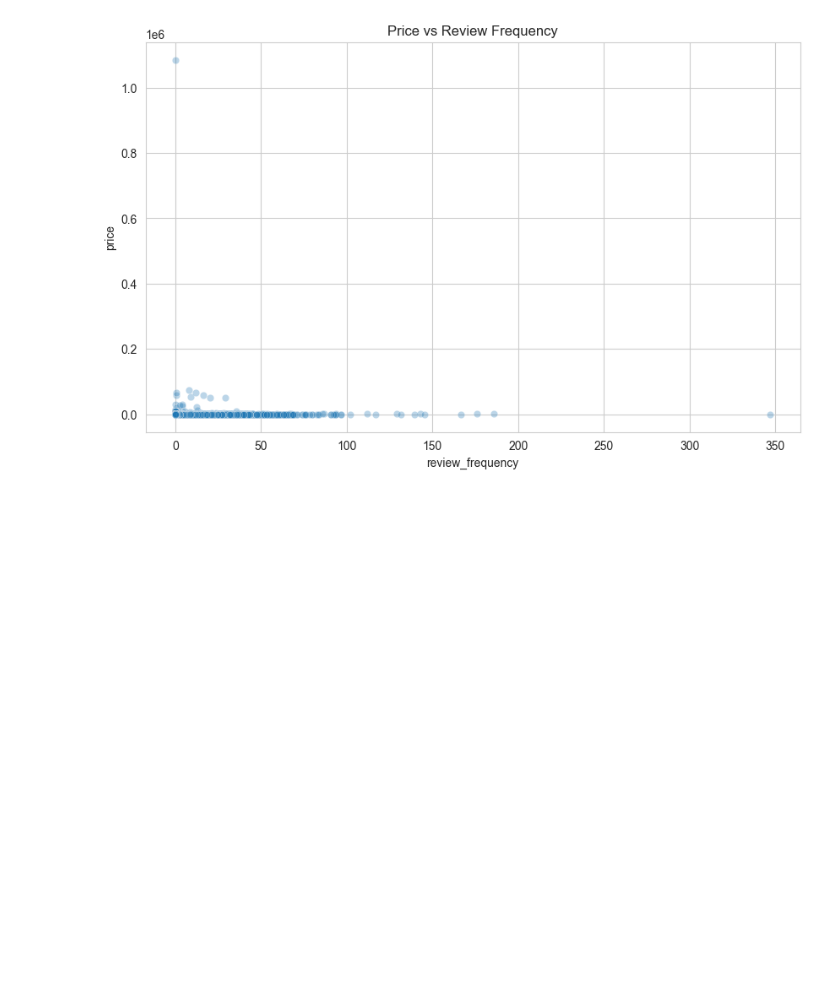
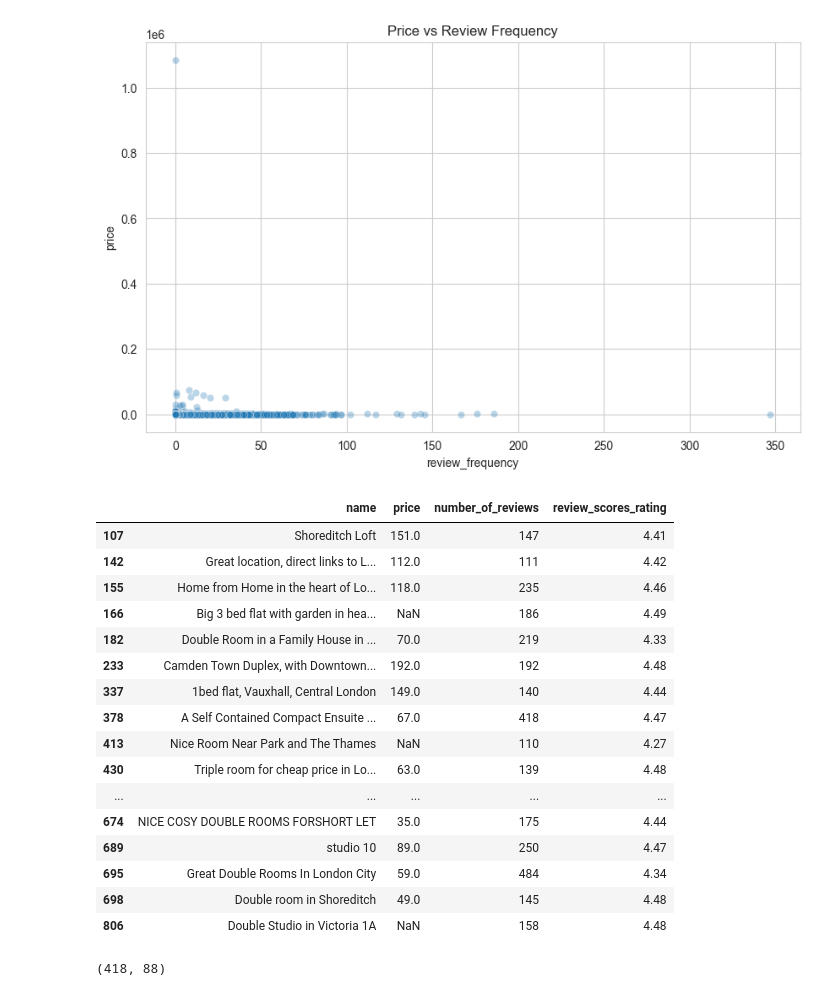
Before and after one commit to FathimaNafra/airbnb-data-engineering-project, a Jupyter notebook: notebooks/eda.ipynb, the cells around one changed output. Saved outputs shown, nothing was run; the diff lists cells and outputs as text; code cells hidden in the pictures; blank space fills up the shorter version.

Commit message:
Identify high demand low rating listings

```diff
--- a/notebooks/eda.ipynb
+++ b/notebooks/eda.ipynb
@@ -776,3 +776,45 @@ plt.title(
 plt.show()
 # %% [output]
 [figure]
+# %%
+#4.5.5 High Reviews + Low Scores
+problem_listings = master[
+    (
+        master["number_of_reviews"] > 100
+    )
+    &
+    (
+        master["review_scores_rating"] < 4.5
+    )
+]
+
+problem_listings[
+    [
+        "name",
+        "price",
+        "number_of_reviews",
+        "review_scores_rating"
+    ]
+].head(20)
+# %% [output]
+|  | name | price | number_of_reviews | review_scores_rating |
+| 107 | Shoreditch Loft | 151.0 | 147 | 4.41 |
+| 142 | Great location, direct links to L... | 112.0 | 111 | 4.42 |
+| 155 | Home from Home in the heart of Lo... | 118.0 | 235 | 4.46 |
+| 166 | Big 3 bed flat with garden in hea... | NaN | 186 | 4.49 |
+| 182 | Double Room in a Family House in ... | 70.0 | 219 | 4.33 |
+| 233 | Camden Town Duplex, with Downtown... | 192.0 | 192 | 4.48 |
+| 337 | 1bed flat, Vauxhall, Central London | 149.0 | 140 | 4.44 |
+| 378 | A Self Contained Compact Ensuite ... | 67.0 | 418 | 4.47 |
+| 413 | Nice Room Near Park and The Thames | NaN | 110 | 4.27 |
+| 430 | Triple room for cheap price in Lo... | 63.0 | 139 | 4.48 |
+| ... | ... | ... | ... | ... |
+| 674 | NICE COSY DOUBLE ROOMS FORSHORT LET | 35.0 | 175 | 4.44 |
+| 689 | studio 10 | 89.0 | 250 | 4.47 |
+| 695 | Great Double Rooms In London City | 59.0 | 484 | 4.34 |
+| 698 | Double room in Shoreditch | 49.0 | 145 | 4.48 |
+| 806 | Double Studio in Victoria 1A | NaN | 158 | 4.48 |
+# %%
+problem_listings.shape
+# %% [output]
+(418, 88)
```
